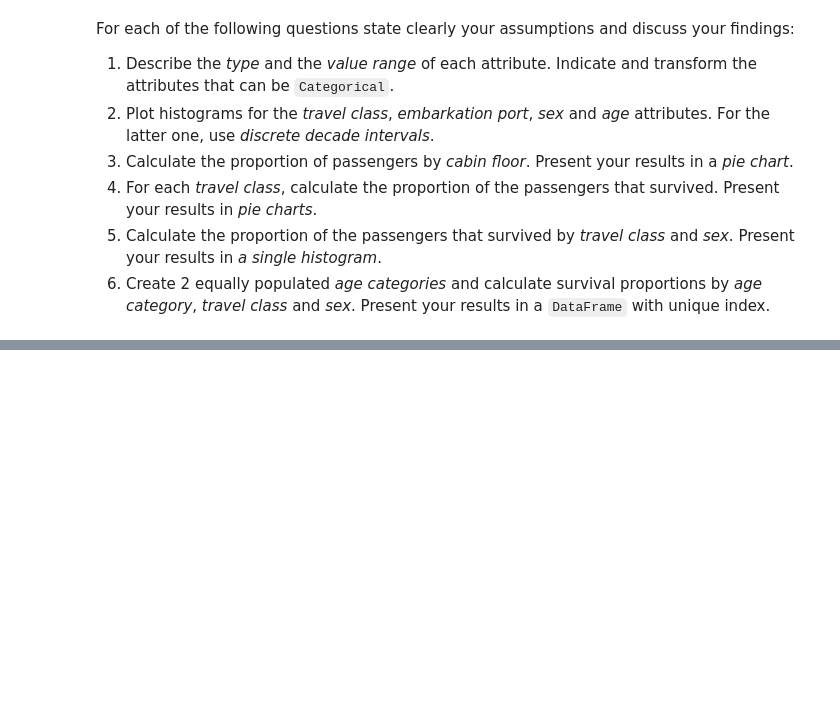
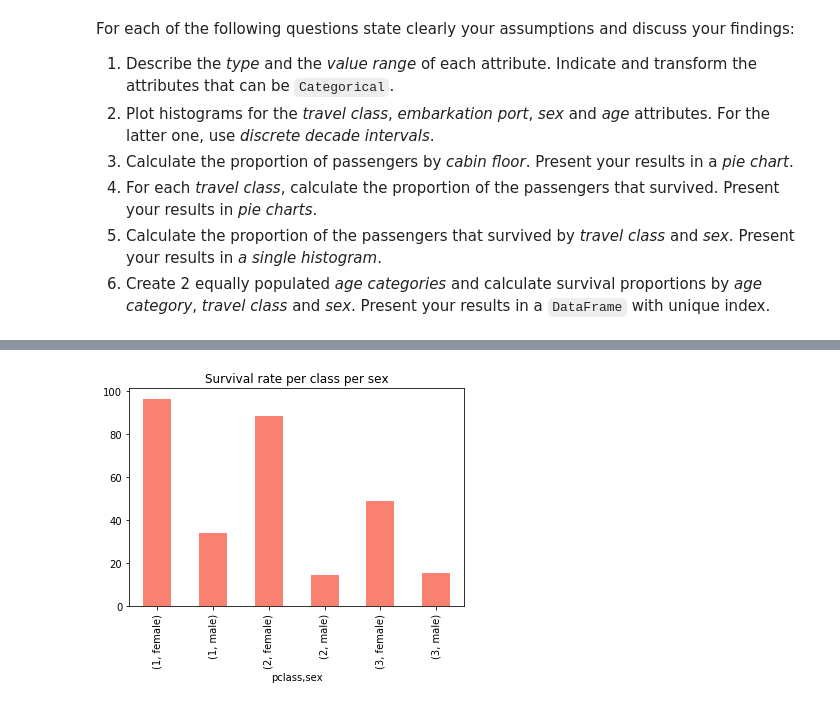
Before and after one commit to Redouane-Elghazi/ADA_ENPantouFLeS, a Jupyter notebook: HW1/Homework 1.ipynb, the cells around one changed output, grey strips where cells are left out. Cells and saved outputs as stored; diff of their text form; code cells hidden in the pictures; blank space fills up the shorter version.

```diff
--- a/HW1/Homework 1.ipynb
+++ b/HW1/Homework 1.ipynb
@@ -112,0 +331,7 @@ For each of the following questions state clearly your assumptions and discuss y
+# %%
+## 5-
+
+t_db.groupby(['pclass','sex']).agg({'survived': lambda x : 100*x.mean()}).plot(kind="bar", title="Survival rate per class per sex", color=['salmon','steelblue'], legend=False)
+plt.show()
+# %% [output]
+[figure, added]
```
Also changed, not shown: parts of 22 cells of this notebook, 1 other file.
